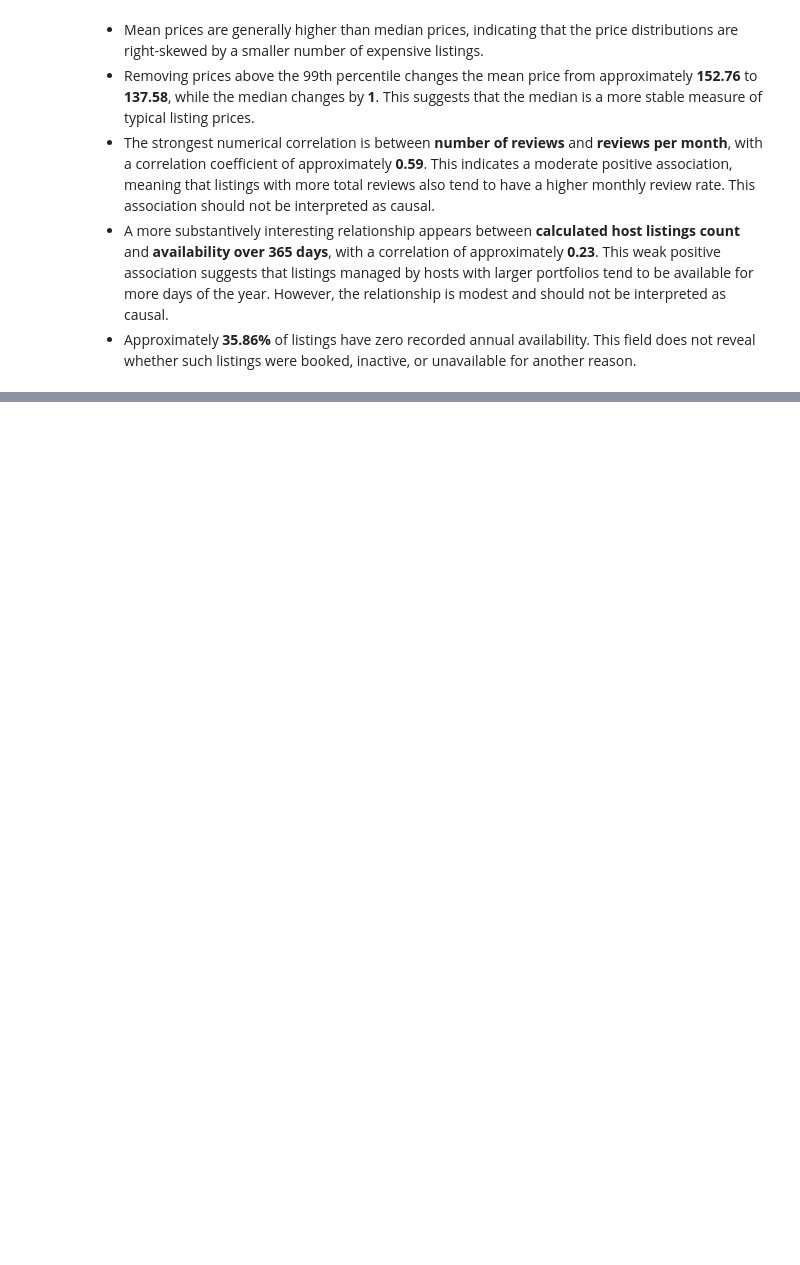
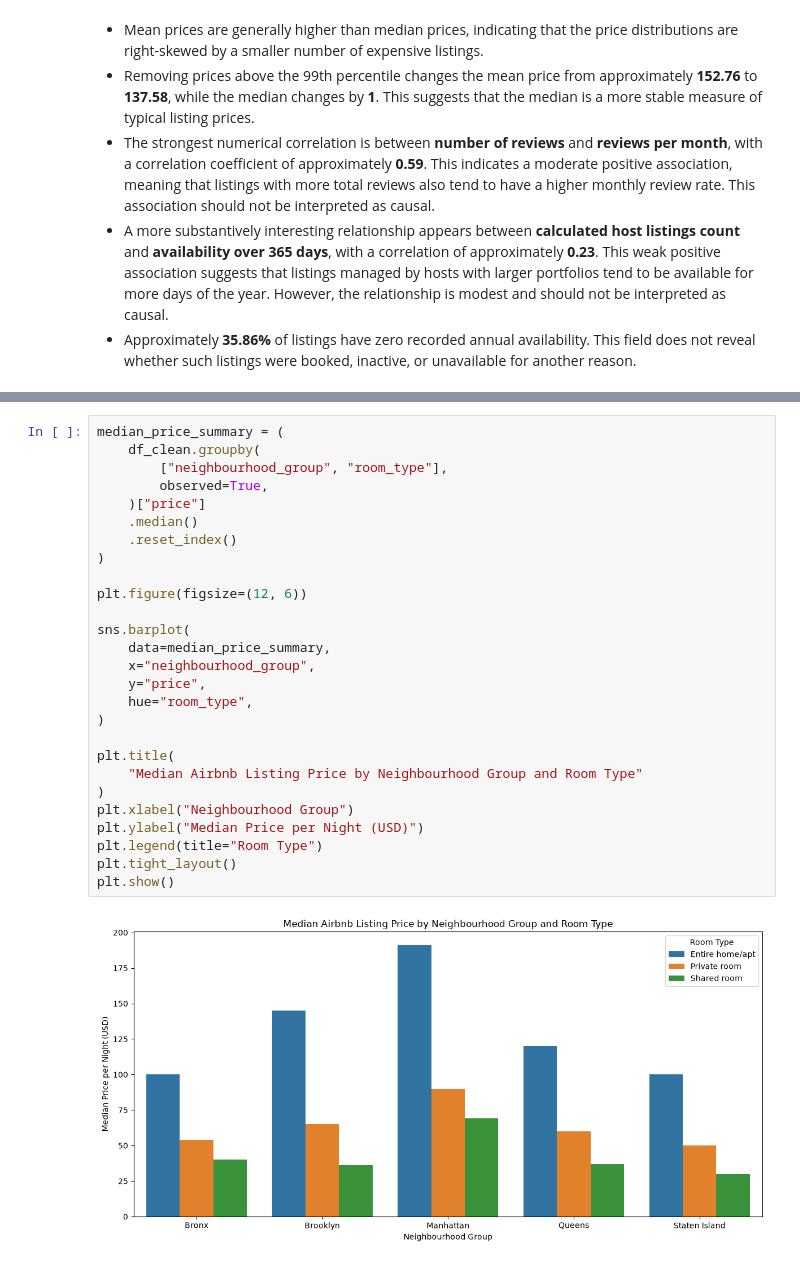
Before and after one commit to MariusJochheim/ai-programming-foundations-project, a Jupyter notebook: data_workflow.ipynb, the cells around one changed output, grey strips where cells are left out. Saved outputs shown, nothing was run; the diff lists cells and outputs as text; blank space fills up the shorter version.

Commit message:
feat: Create diagrams, analysis and conclusion

```diff
--- a/data_workflow.ipynb
+++ b/data_workflow.ipynb
@@ -873,0 +881,29 @@ price_sensitivity.round(2)
+# %%
+median_price_summary = (
+    df_clean.groupby(
+        ["neighbourhood_group", "room_type"],
+        observed=True,
+    )["price"]
+    .median()
+    .reset_index()
+)
+
+plt.figure(figsize=(12, 6))
+
+sns.barplot(
+    data=median_price_summary,
+    x="neighbourhood_group",
+    y="price",
+    hue="room_type",
+)
+
+plt.title(
+    "Median Airbnb Listing Price by Neighbourhood Group and Room Type"
+)
+plt.xlabel("Neighbourhood Group")
+plt.ylabel("Median Price per Night (USD)")
+plt.legend(title="Room Type")
+plt.tight_layout()
+plt.show()
+# %% [output]
+[figure, added]
```
Also changed, not shown: parts of 11 cells of this notebook.
